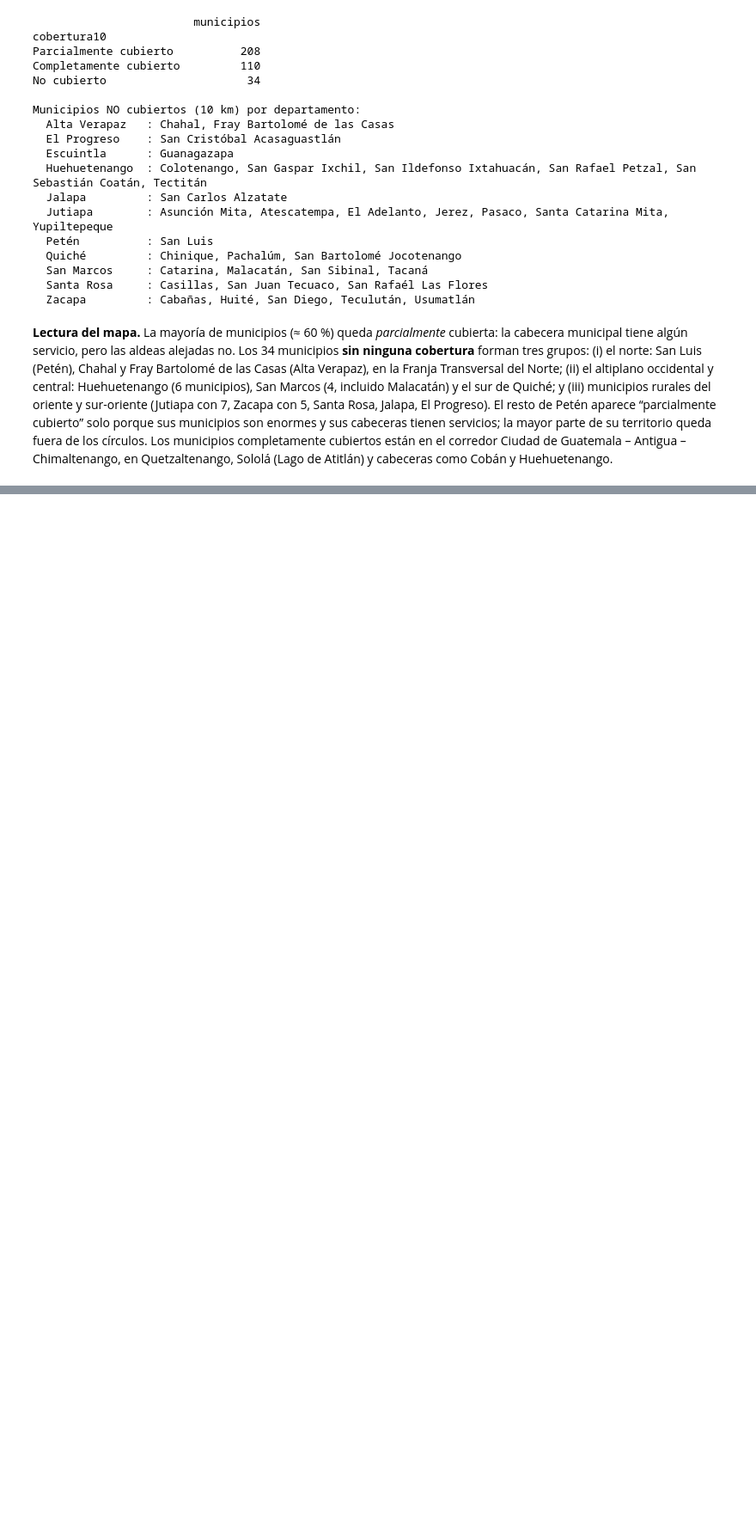
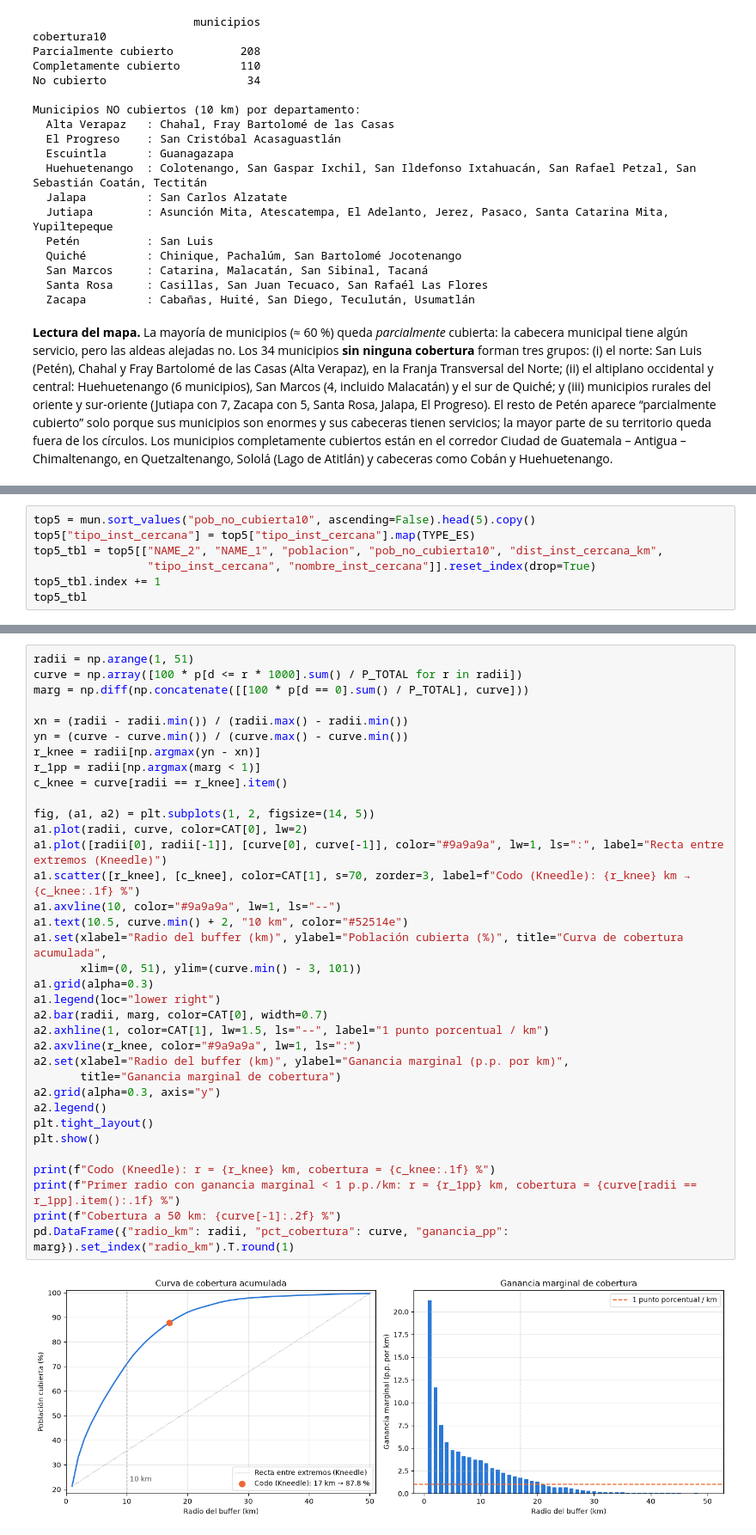
Before and after one commit to Branuvg/lab5_modsim, a Jupyter notebook: lab5.ipynb, the cells around one changed output, grey strips where cells are left out. Shown at 86% size. Cells and saved outputs as stored; diff of their text form; blank space fills up the shorter version.

Commit message:
Task 2.1: sensibilidad al supuesto de buffer

```diff
--- a/lab5.ipynb
+++ b/lab5.ipynb
@@ -628,0 +666,7 @@ Antigua – Chimaltenango, en Quetzaltenango, Sololá (Lago de Atitlán) y cabec
+# %%
+top5 = mun.sort_values("pob_no_cubierta10", ascending=False).head(5).copy()
+top5["tipo_inst_cercana"] = top5["tipo_inst_cercana"].map(TYPE_ES)
+top5_tbl = top5[["NAME_2", "NAME_1", "poblacion", "pob_no_cubierta10", "dist_inst_cercana_km",
+                 "tipo_inst_cercana", "nombre_inst_cercana"]].reset_index(drop=True)
+top5_tbl.index += 1
+top5_tbl
@@ -628,0 +730,37 @@ Antigua – Chimaltenango, en Quetzaltenango, Sololá (Lago de Atitlán) y cabec
+# %%
+radii = np.arange(1, 51)
+curve = np.array([100 * p[d <= r * 1000].sum() / P_TOTAL for r in radii])
+marg = np.diff(np.concatenate([[100 * p[d == 0].sum() / P_TOTAL], curve]))
+
+xn = (radii - radii.min()) / (radii.max() - radii.min())
+yn = (curve - curve.min()) / (curve.max() - curve.min())
+r_knee = radii[np.argmax(yn - xn)]
+r_1pp = radii[np.argmax(marg < 1)]
+c_knee = curve[radii == r_knee].item()
+
+fig, (a1, a2) = plt.subplots(1, 2, figsize=(14, 5))
+a1.plot(radii, curve, color=CAT[0], lw=2)
+a1.plot([radii[0], radii[-1]], [curve[0], curve[-1]], color="#9a9a9a", lw=1, ls=":", label="Recta entre extremos (Kneedle)")
+a1.scatter([r_knee], [c_knee], color=CAT[1], s=70, zorder=3, label=f"Codo (Kneedle): {r_knee} km → {c_knee:.1f} %")
+a1.axvline(10, color="#9a9a9a", lw=1, ls="--")
+a1.text(10.5, curve.min() + 2, "10 km", color="#52514e")
+a1.set(xlabel="Radio del buffer (km)", ylabel="Población cubierta (%)", title="Curva de cobertura acumulada",
+       xlim=(0, 51), ylim=(curve.min() - 3, 101))
+a1.grid(alpha=0.3)
+a1.legend(loc="lower right")
+a2.bar(radii, marg, color=CAT[0], width=0.7)
+a2.axhline(1, color=CAT[1], lw=1.5, ls="--", label="1 punto porcentual / km")
+a2.axvline(r_knee, color="#9a9a9a", lw=1, ls=":")
+a2.set(xlabel="Radio del buffer (km)", ylabel="Ganancia marginal (p.p. por km)",
+       title="Ganancia marginal de cobertura")
+a2.grid(alpha=0.3, axis="y")
+a2.legend()
+plt.tight_layout()
+plt.show()
+
+print(f"Codo (Kneedle): r = {r_knee} km, cobertura = {c_knee:.1f} %")
+print(f"Primer radio con ganancia marginal < 1 p.p./km: r = {r_1pp} km, cobertura = {curve[radii == r_1pp].item():.1f} %")
+print(f"Cobertura a 50 km: {curve[-1]:.2f} %")
+pd.DataFrame({"radio_km": radii, "pct_cobertura": curve, "ganancia_pp": marg}).set_index("radio_km").T.round(1)
+# %% [output]
+[figure, added]
```
Also changed, not shown: parts of 9 cells of this notebook.
